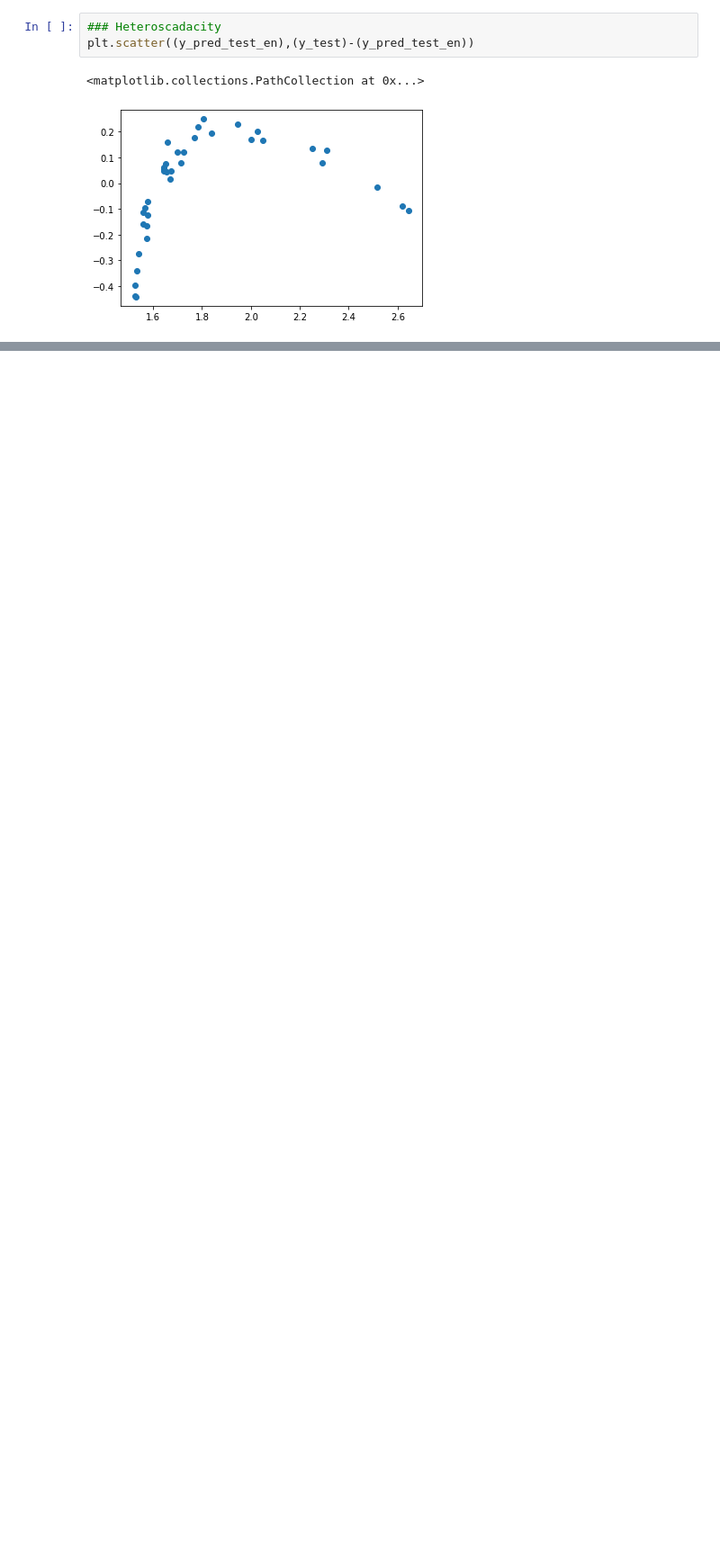
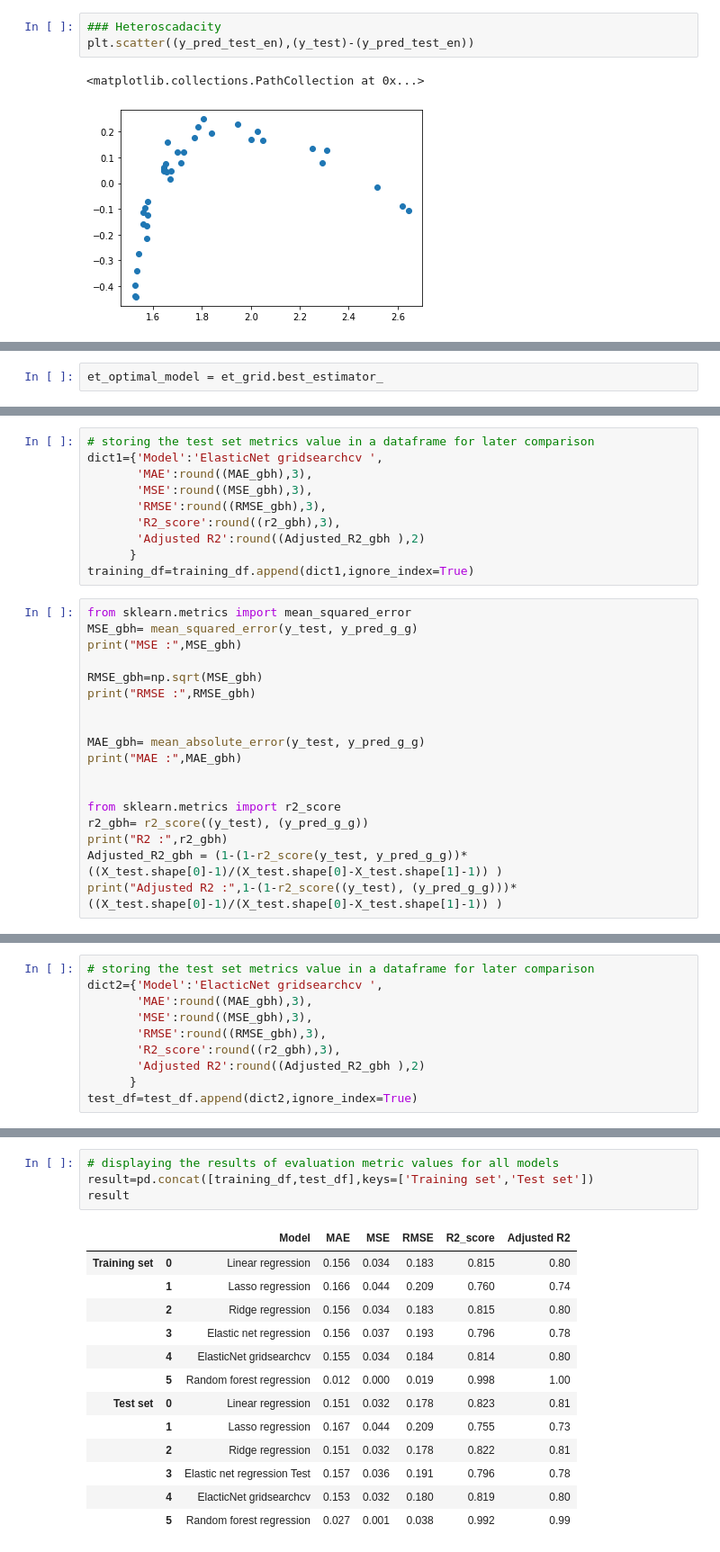
Before and after one commit to niteshgajakosh/yes-Bank-Stock-Closing_Price_Prediction, a Jupyter notebook: Yes_Bank_Stock_Closing_Price_Prediction.ipynb, the cells around one changed output, grey strips where cells are left out. Shown at 90% size. Drawn from its saved outputs; the diff is of its cells as text; blank space fills up the shorter version.

```diff
--- a/Yes_Bank_Stock_Closing_Price_Prediction.ipynb
+++ b/Yes_Bank_Stock_Closing_Price_Prediction.ipynb
@@ -1190,0 +1375,2 @@ plt.scatter((y_pred_test_en),(y_test)-(y_pred_test_en))
+# %%
+et_optimal_model = et_grid.best_estimator_
@@ -1190,0 +1412,28 @@ plt.scatter((y_pred_test_en),(y_test)-(y_pred_test_en))
+# %%
+# storing the test set metrics value in a dataframe for later comparison
+dict1={'Model':'ElasticNet gridsearchcv ',
+       'MAE':round((MAE_gbh),3),
+       'MSE':round((MSE_gbh),3),
+       'RMSE':round((RMSE_gbh),3),
+       'R2_score':round((r2_gbh),3),
+       'Adjusted R2':round((Adjusted_R2_gbh ),2)
+      }
+training_df=training_df.append(dict1,ignore_index=True)
+# %%
+from sklearn.metrics import mean_squared_error
+MSE_gbh= mean_squared_error(y_test, y_pred_g_g)
+print("MSE :",MSE_gbh)
+
+RMSE_gbh=np.sqrt(MSE_gbh)
+print("RMSE :",RMSE_gbh)
+
+
+MAE_gbh= mean_absolute_error(y_test, y_pred_g_g)
+print("MAE :",MAE_gbh)
+
+
+from sklearn.metrics import r2_score
+r2_gbh= r2_score((y_test), (y_pred_g_g))
+print("R2 :",r2_gbh)
+Adjusted_R2_gbh = (1-(1-r2_score(y_test, y_pred_g_g))*((X_test.shape[0]-1)/(X_test.shape[0]-X_test.shape[1]-1)) )
+print("Adjusted R2 :",1-(1-r2_score((y_test), (y_pred_g_g)))*((X_test.shape[0]-1)/(X_test.shape[0]-X_test.shape[1]-1)) )
@@ -1190,0 +1446,10 @@ plt.scatter((y_pred_test_en),(y_test)-(y_pred_test_en))
+# %%
+# storing the test set metrics value in a dataframe for later comparison
+dict2={'Model':'ElacticNet gridsearchcv ',
+       'MAE':round((MAE_gbh),3),
+       'MSE':round((MSE_gbh),3),
+       'RMSE':round((RMSE_gbh),3),
+       'R2_score':round((r2_gbh),3),
+       'Adjusted R2':round((Adjusted_R2_gbh ),2)
+      }
+test_df=test_df.append(dict2,ignore_index=True)
@@ -1190,0 +1464,18 @@ plt.scatter((y_pred_test_en),(y_test)-(y_pred_test_en))
+# %%
+# displaying the results of evaluation metric values for all models
+result=pd.concat([training_df,test_df],keys=['Training set','Test set'])
+result
+# %% [output]
+|  |  | Model | MAE | MSE | RMSE | R2_score | Adjusted R2 |
+| Training set | 0 | Linear regression | 0.156 | 0.034 | 0.183 | 0.815 | 0.80 |
+|  | 1 | Lasso regression | 0.166 | 0.044 | 0.209 | 0.760 | 0.74 |
+|  | 2 | Ridge regression | 0.156 | 0.034 | 0.183 | 0.815 | 0.80 |
+|  | 3 | Elastic net regression | 0.156 | 0.037 | 0.193 | 0.796 | 0.78 |
+|  | 4 | ElasticNet gridsearchcv | 0.155 | 0.034 | 0.184 | 0.814 | 0.80 |
+|  | 5 | Random forest regression | 0.012 | 0.000 | 0.019 | 0.998 | 1.00 |
+| Test set | 0 | Linear regression | 0.151 | 0.032 | 0.178 | 0.823 | 0.81 |
+|  | 1 | Lasso regression | 0.167 | 0.044 | 0.209 | 0.755 | 0.73 |
+|  | 2 | Ridge regression | 0.151 | 0.032 | 0.178 | 0.822 | 0.81 |
+|  | 3 | Elastic net regression Test | 0.157 | 0.036 | 0.191 | 0.796 | 0.78 |
+|  | 4 | ElacticNet gridsearchcv | 0.153 | 0.032 | 0.180 | 0.819 | 0.80 |
+|  | 5 | Random forest regression | 0.027 | 0.001 | 0.038 | 0.992 | 0.99 |
```
Also changed, not shown: parts of 40 cells of this notebook.
